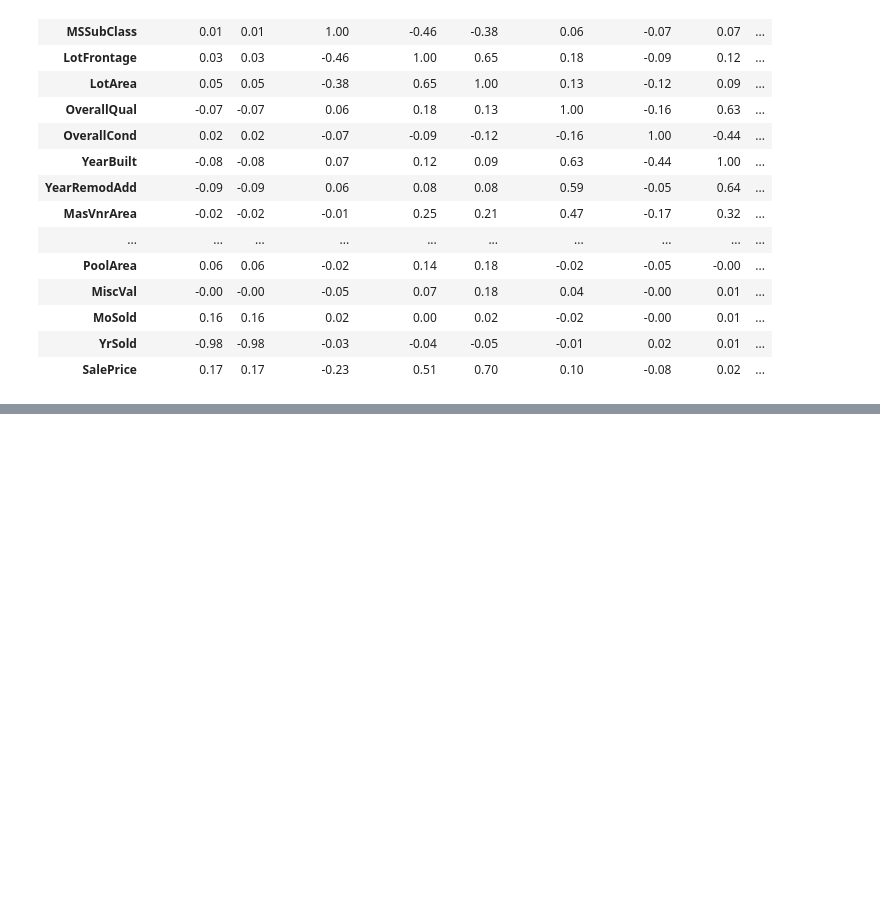
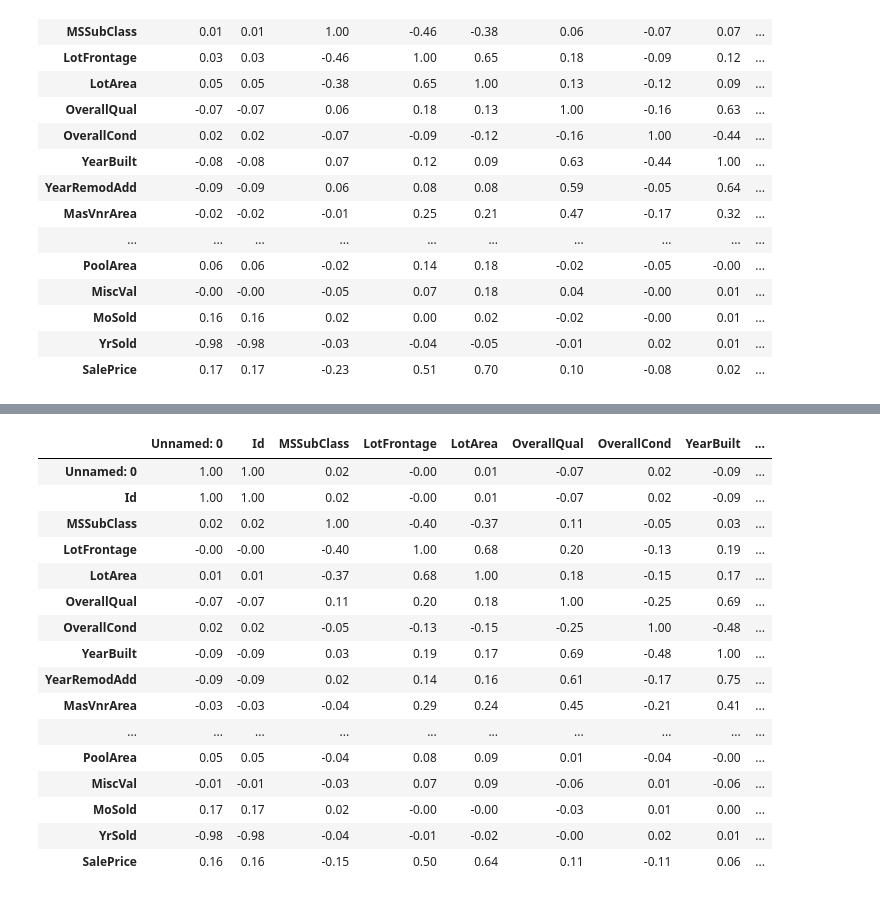
Before and after one commit to Mac17369/HT4-Mineria-de-Datos, a Jupyter notebook: Corr_plot_tarea4.ipynb, the cells around one changed output, grey strips where cells are left out. Drawn from its saved outputs; the diff is of its cells as text; code cells hidden in the pictures; blank space fills up the shorter version.

```diff
--- a/Corr_plot_tarea4.ipynb
+++ b/Corr_plot_tarea4.ipynb
@@ -61,0 +61,21 @@ AttributeError: 'DataFrame' object has no attribute 'dataType'
+# %%
+corr = df.corr(method = 'spearman')
+corr.style.background_gradient(cmap='coolwarm').set_precision(2)
+# %% [output]
+|  | Unnamed: 0 | Id | MSSubClass | LotFrontage | LotArea | OverallQual | OverallCond | YearBuilt | ... |
+| Unnamed: 0 | 1.00 | 1.00 | 0.02 | -0.00 | 0.01 | -0.07 | 0.02 | -0.09 | ... |
+| Id | 1.00 | 1.00 | 0.02 | -0.00 | 0.01 | -0.07 | 0.02 | -0.09 | ... |
+| MSSubClass | 0.02 | 0.02 | 1.00 | -0.40 | -0.37 | 0.11 | -0.05 | 0.03 | ... |
+| LotFrontage | -0.00 | -0.00 | -0.40 | 1.00 | 0.68 | 0.20 | -0.13 | 0.19 | ... |
+| LotArea | 0.01 | 0.01 | -0.37 | 0.68 | 1.00 | 0.18 | -0.15 | 0.17 | ... |
+| OverallQual | -0.07 | -0.07 | 0.11 | 0.20 | 0.18 | 1.00 | -0.25 | 0.69 | ... |
+| OverallCond | 0.02 | 0.02 | -0.05 | -0.13 | -0.15 | -0.25 | 1.00 | -0.48 | ... |
+| YearBuilt | -0.09 | -0.09 | 0.03 | 0.19 | 0.17 | 0.69 | -0.48 | 1.00 | ... |
+| YearRemodAdd | -0.09 | -0.09 | 0.02 | 0.14 | 0.16 | 0.61 | -0.17 | 0.75 | ... |
+| MasVnrArea | -0.03 | -0.03 | -0.04 | 0.29 | 0.24 | 0.45 | -0.21 | 0.41 | ... |
+| ... | ... | ... | ... | ... | ... | ... | ... | ... | ... |
+| PoolArea | 0.05 | 0.05 | -0.04 | 0.08 | 0.09 | 0.01 | -0.04 | -0.00 | ... |
+| MiscVal | -0.01 | -0.01 | -0.03 | 0.07 | 0.09 | -0.06 | 0.01 | -0.06 | ... |
+| MoSold | 0.17 | 0.17 | 0.02 | -0.00 | -0.00 | -0.03 | 0.01 | 0.00 | ... |
+| YrSold | -0.98 | -0.98 | -0.04 | -0.01 | -0.02 | -0.00 | 0.02 | 0.01 | ... |
+| SalePrice | 0.16 | 0.16 | -0.15 | 0.50 | 0.64 | 0.11 | -0.11 | 0.06 | ... |
```
Also changed, not shown: parts of 4 cells of this notebook.
